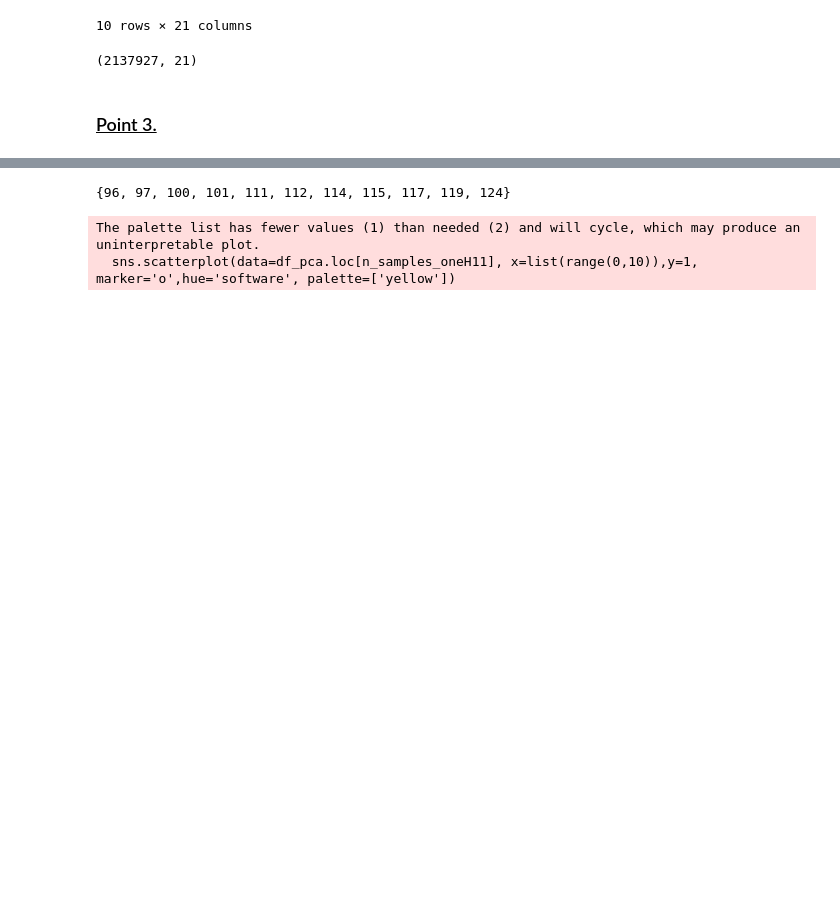
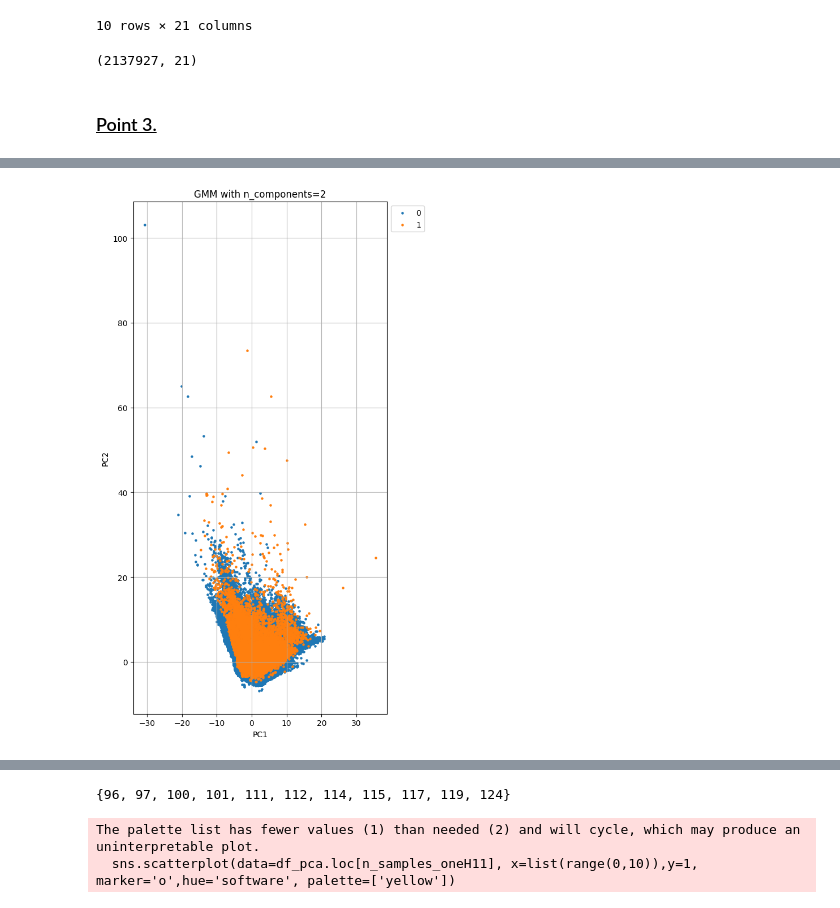
Before and after one commit to PeshX/ML4N_RTP_Project, a Jupyter notebook: Script3.ipynb, the cells around one changed output, grey strips where cells are left out. Drawn from its saved outputs; the diff is of its cells as text; code cells hidden in the pictures; blank space fills up the shorter version.

Commit message:
Starting P4 - P3 plots needs redo
Co-authored-by: 01234nic <01234nic@users.noreply.github.com>
Co-authored-by: DavideCasola <DavideCasola@users.noreply.github.com>

```diff
--- a/Script3.ipynb
+++ b/Script3.ipynb
@@ -169,3 +169,19 @@ plt.show()
+# %%
+plt.figure(figsize=(6, 10))
+
+for i in np.unique(df_pca.label):
+    subdf = df_pca[df_pca.label==i]
+    plt.scatter(subdf['0'], subdf['1'], label=i, s=5)
+plt.grid()
+lgnd = plt.legend(bbox_to_anchor=(1, 1), loc="upper left")
+plt.xlabel('PC1')
+plt.ylabel('PC2')
+plt.title('GMM with n_components=2')
+
+plt.tight_layout()
+plt.show()
+# %% [output]
+[figure, added]
 # %%
 plt.figure()
 sns.scatterplot(data=df_pca.loc[n_samples_lossy], x=list(range(0,1000)),y=2, marker='o',hue='label')
```
Also changed, not shown: parts of 19 cells of this notebook, 1 other file.
